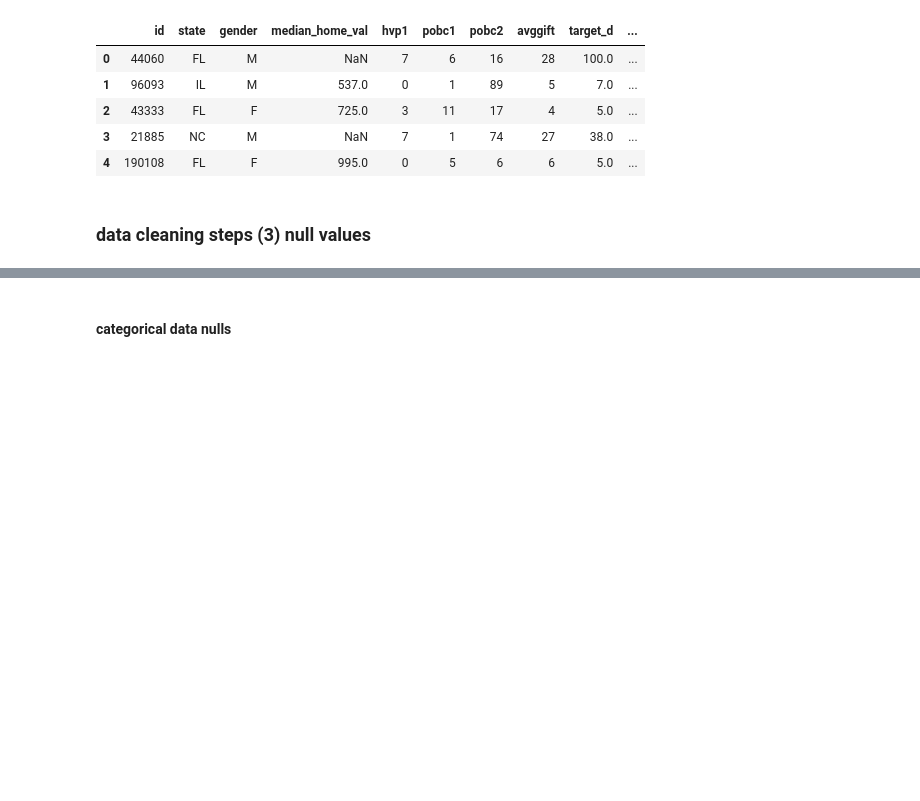
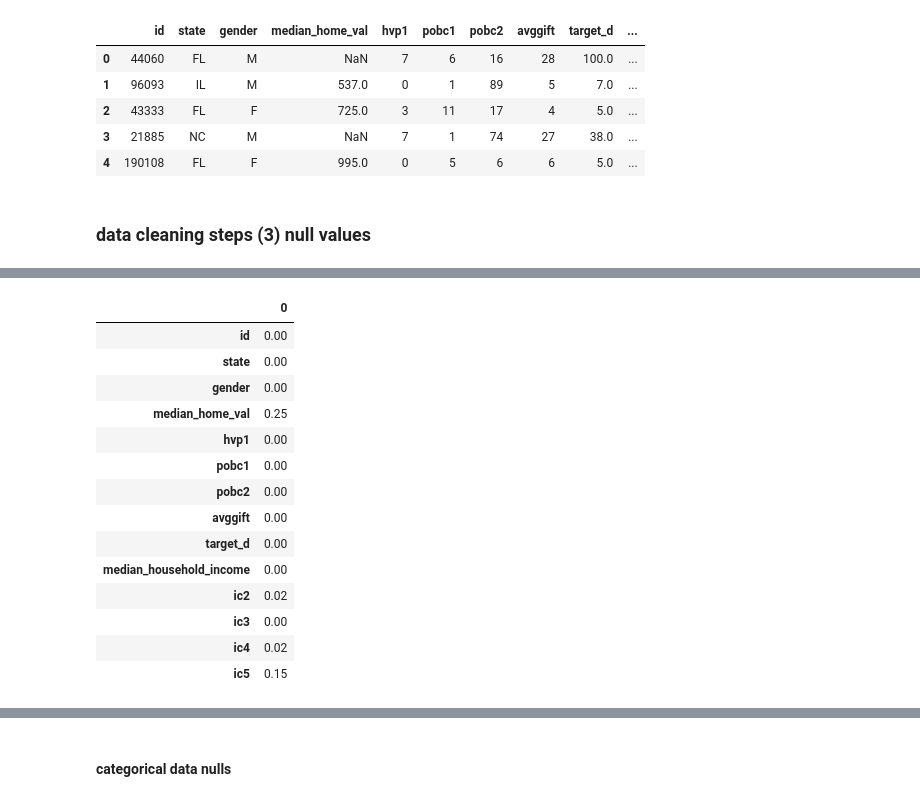
Before and after one commit to student-IH-labs-and-stuff/BER-DAFT-MAR21, a Jupyter notebook: Class Materials/unit1/day3/pandas intro 2 with annotation-students-wip.ipynb, the cells around one changed output, grey strips where cells are left out. Drawn from its saved outputs; the diff is of its cells as text; code cells hidden in the pictures; blank space fills up the shorter version.

```diff
--- a/Class Materials/unit1/day3/pandas intro 2 with annotation-students-wip.ipynb
+++ b/Class Materials/unit1/day3/pandas intro 2 with annotation-students-wip.ipynb
@@ -908,5 +927,22 @@ cleandata.reset_index(drop=True, inplace=True)
 # %%
 #for a more detailed snapshot, we can calculate the % nulls per column as a new df
 nulls_df = pd.DataFrame(round(cleandata.isna().sum()/len(cleandata),4)*100)
+nulls_df
+# %% [output]
+|  | 0 |
+| id | 0.00 |
+| state | 0.00 |
+| gender | 0.00 |
+| median_home_val | 0.25 |
+| hvp1 | 0.00 |
+| pobc1 | 0.00 |
+| pobc2 | 0.00 |
+| avggift | 0.00 |
+| target_d | 0.00 |
+| median_household_income | 0.00 |
+| ic2 | 0.02 |
+| ic3 | 0.00 |
+| ic4 | 0.02 |
+| ic5 | 0.15 |
 # %%
 #tidy the nulls_df by resetting the index and renaming the columns as 'header_name' & 'percent_nulls'
```
Also changed, not shown: parts of 6 cells of this notebook.
